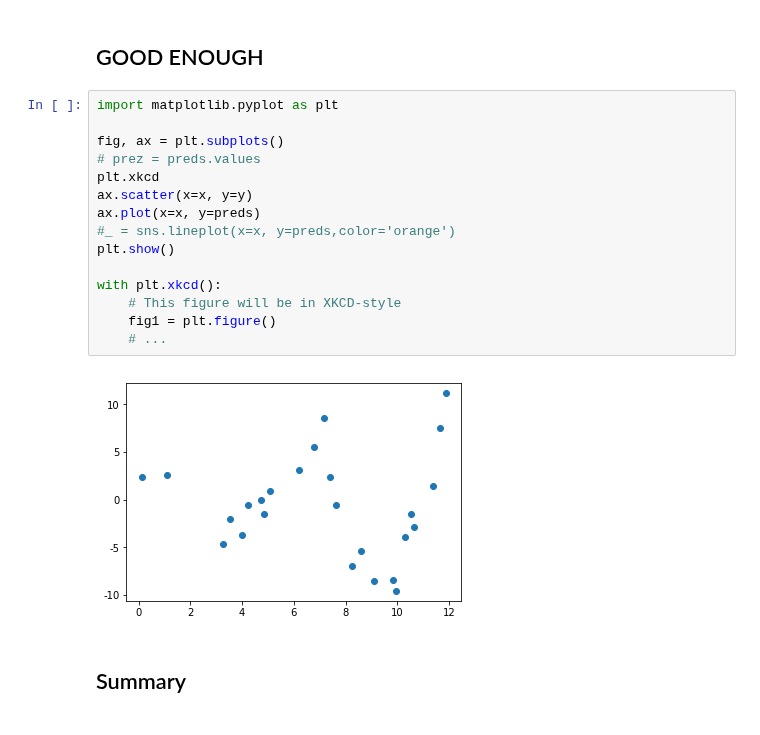
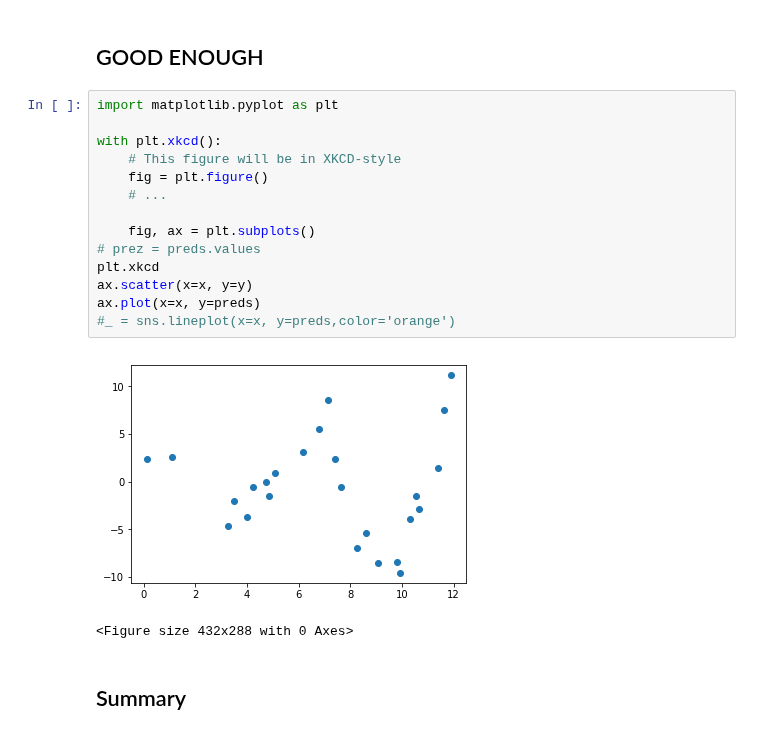
Before and after one commit to MangrobanGit/dsc-2-24-06-polynomial-regression-lab-seattle-ds-career-040119, a Jupyter notebook: index.ipynb, the cells around one changed output. Cells and saved outputs as stored; diff of their text form.

```diff
--- a/index.ipynb
+++ b/index.ipynb
@@ -186,20 +186,20 @@ _ = sns.lineplot(x=x, y=preds,color='orange')
 # %%
 import matplotlib.pyplot as plt
 
-fig, ax = plt.subplots()
+with plt.xkcd():
+    # This figure will be in XKCD-style
+    fig = plt.figure()
+    # ...
+
+    fig, ax = plt.subplots()
 # prez = preds.values
 plt.xkcd
 ax.scatter(x=x, y=y)
 ax.plot(x=x, y=preds)
 #_ = sns.lineplot(x=x, y=preds,color='orange')
-plt.show()
-
-with plt.xkcd():
-    # This figure will be in XKCD-style
-    fig1 = plt.figure()
-    # ...
 # %% [output]
-[figure, old version]
+[figure, new version]
+<Figure size 432x288 with 0 Axes>
 # %% [markdown]
 ## Summary
 # %% [markdown]
```
